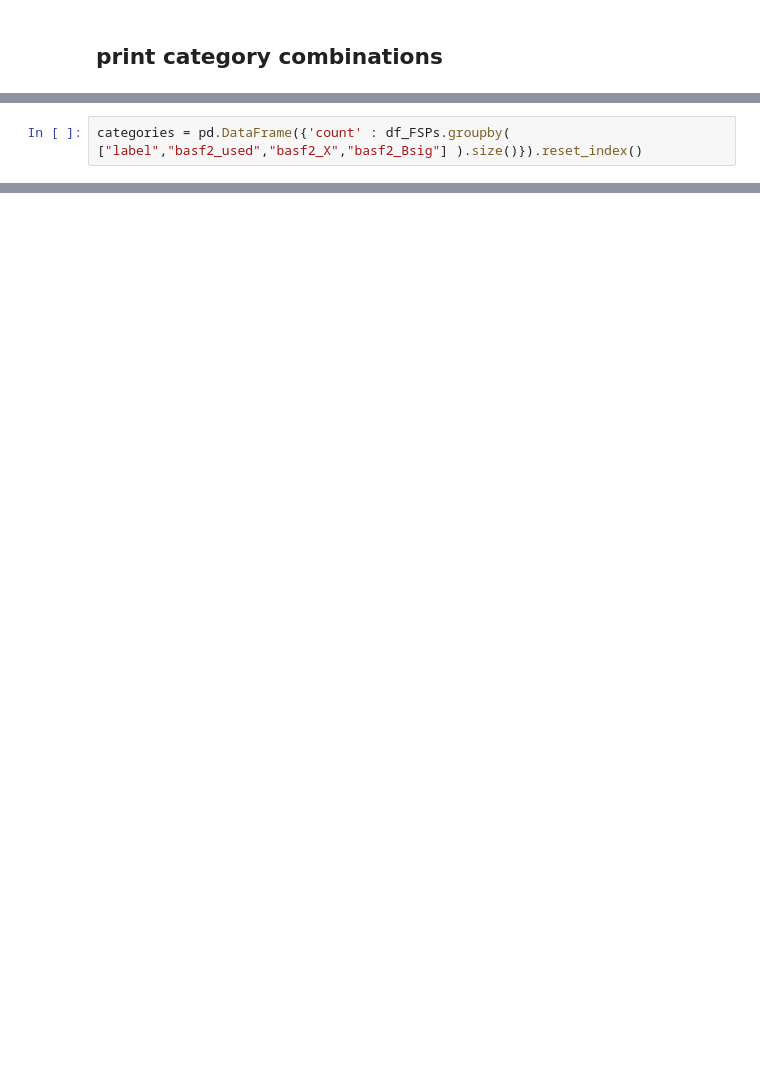
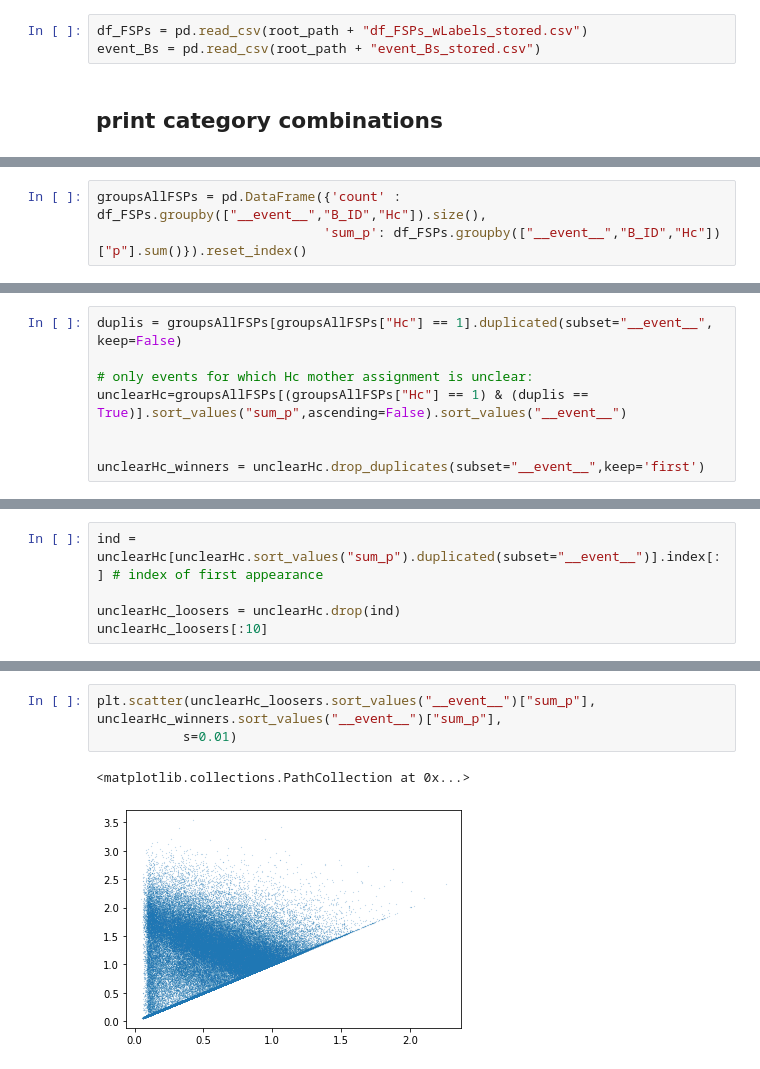
Before and after one commit to axelHeim/MCstudies, a Jupyter notebook: Dstlnu_Bt_generic/miscAnalysis/dataSetAnalysisGenericMC.ipynb, the cells around one changed output, grey strips where cells are left out. Saved outputs shown, nothing was run; the diff lists cells and outputs as text; blank space fills up the shorter version.

Commit message:
work custom MC plot and dataset analysis

```diff
--- a/Dstlnu_Bt_generic/miscAnalysis/dataSetAnalysisGenericMC.ipynb
+++ b/Dstlnu_Bt_generic/miscAnalysis/dataSetAnalysisGenericMC.ipynb
@@ -42,2 +53,5 @@ df_FSPs['label'] = df_FSPs.apply(labels, axis=1)
+# %%
+df_FSPs = pd.read_csv(root_path + "df_FSPs_wLabels_stored.csv")
+event_Bs = pd.read_csv(root_path + "event_Bs_stored.csv")
 # %% [markdown]
 ## print category combinations
@@ -44,2 +90,3 @@ df_FSPs['label'] = df_FSPs.apply(labels, axis=1)
 # %%
-categories = pd.DataFrame({'count' : df_FSPs.groupby( ["label","basf2_used","basf2_X","basf2_Bsig"] ).size()}).reset_index()
+groupsAllFSPs = pd.DataFrame({'count' : df_FSPs.groupby(["__event__","B_ID","Hc"]).size(),
+                             'sum_p': df_FSPs.groupby(["__event__","B_ID","Hc"])["p"].sum()}).reset_index()
@@ -45,0 +114,8 @@ categories = pd.DataFrame({'count' : df_FSPs.groupby( ["label","basf2_used","bas
+# %%
+duplis = groupsAllFSPs[groupsAllFSPs["Hc"] == 1].duplicated(subset="__event__", keep=False)
+
+# only events for which Hc mother assignment is unclear:
+unclearHc=groupsAllFSPs[(groupsAllFSPs["Hc"] == 1) & (duplis == True)].sort_values("sum_p",ascending=False).sort_values("__event__")
+
+
+unclearHc_winners = unclearHc.drop_duplicates(subset="__event__",keep='first')
@@ -45,0 +147,5 @@ categories = pd.DataFrame({'count' : df_FSPs.groupby( ["label","basf2_used","bas
+# %%
+ind = unclearHc[unclearHc.sort_values("sum_p").duplicated(subset="__event__")].index[:] # index of first appearance
+
+unclearHc_loosers = unclearHc.drop(ind)
+unclearHc_loosers[:10]
@@ -45,0 +192,6 @@ categories = pd.DataFrame({'count' : df_FSPs.groupby( ["label","basf2_used","bas
+# %%
+plt.scatter(unclearHc_loosers.sort_values("__event__")["sum_p"], unclearHc_winners.sort_values("__event__")["sum_p"],
+           s=0.01)
+# %% [output]
+<matplotlib.collections.PathCollection at 0x...>
+[figure, added]
```
Also changed, not shown: parts of 16 cells of this notebook, 3 other files.
